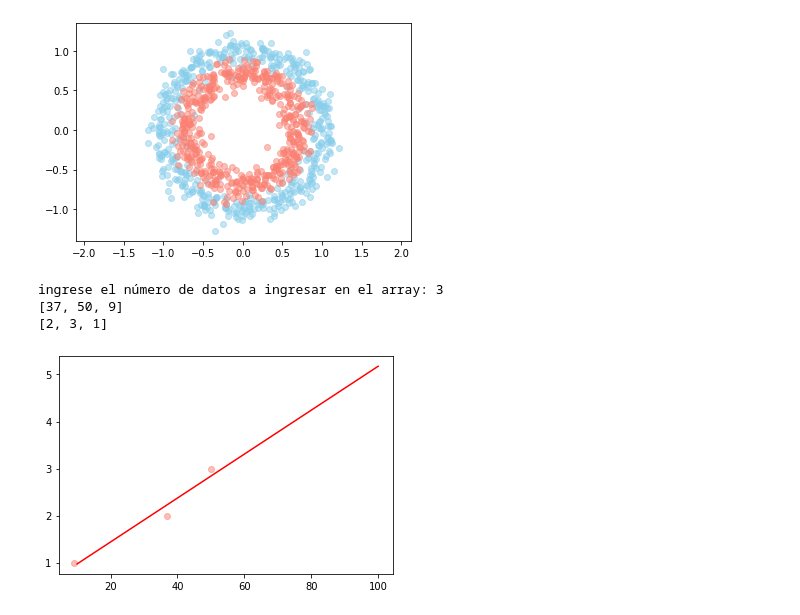
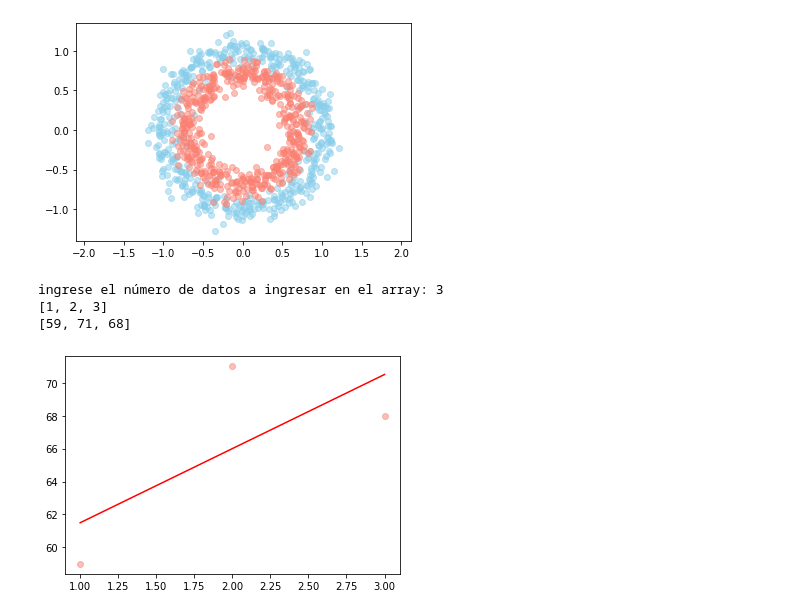
Before and after one commit to lucioa09/Hola_mundo, a Jupyter notebook: GENERALIDADES_PYTHON1.ipynb, the cells around one changed output. Drawn from its saved outputs; the diff is of its cells as text; code cells hidden in the pictures.

```diff
--- a/GENERALIDADES_PYTHON1.ipynb
+++ b/GENERALIDADES_PYTHON1.ipynb
@@ -173,33 +173,34 @@ plt.show()
 # %%
 # CREAR UN DATASET DE PUNTOS ALEATORIOS
 
 import numpy as np
 import scipy as sc
 import matplotlib.pyplot as plt
 import random
 
 Xeje = []
 Yeje = []
 d = Xeje
 e = Yeje
 dat = int(input("ingrese el número de datos a ingresar en el array: "))
 
 for k in range (dat):
-  d.append(random.randint(0, 100))
-  e.append(random.randint(1, dat))
+  #d.append(random.randint(0, 100))
+  d.append(k+1)
+  e.append(random.randint(1, 100))
 print(d)
 print(e)
 
 
 plt.scatter(d, e, c="salmon", alpha = 0.5)
 d = np.array([np.ones(dat), d]).T
 B = np.linalg.inv(d.T @ d) @ d.T @ e
-plt.plot([10,100], [B[0]+B[1]*10, B[0]+B[1]*100], c="red")
+plt.plot([dat-k,dat], [B[0]+B[1]*(dat-k), B[0]+B[1]*dat], c="red")
 
 #plt.axis("equal")
 plt.show()
 # %% [output]
 ingrese el número de datos a ingresar en el array: 3
-[37, 50, 9]
-[2, 3, 1]
+[1, 2, 3]
+[59, 71, 68]
-[figure, old version]
+[figure, new version]
```
